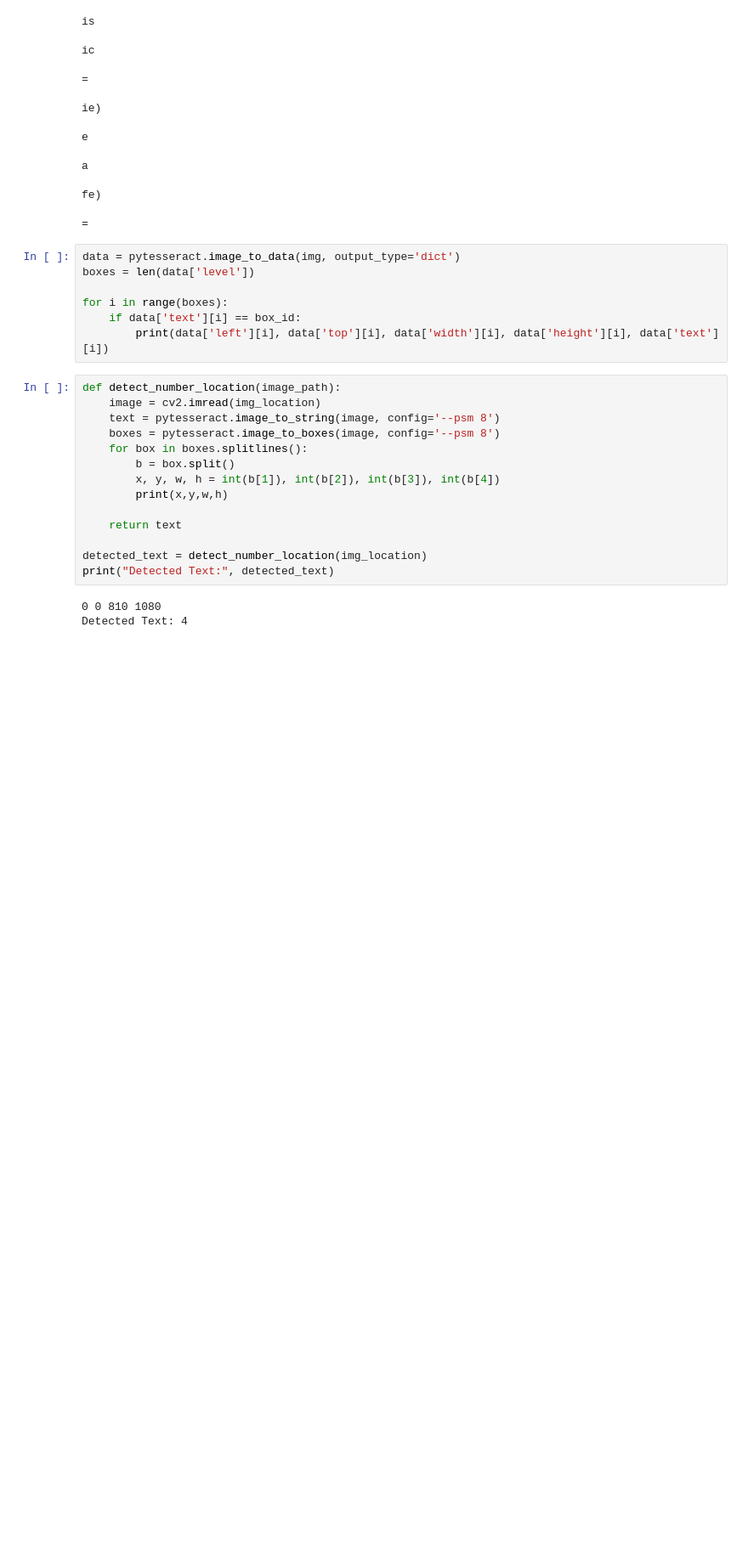
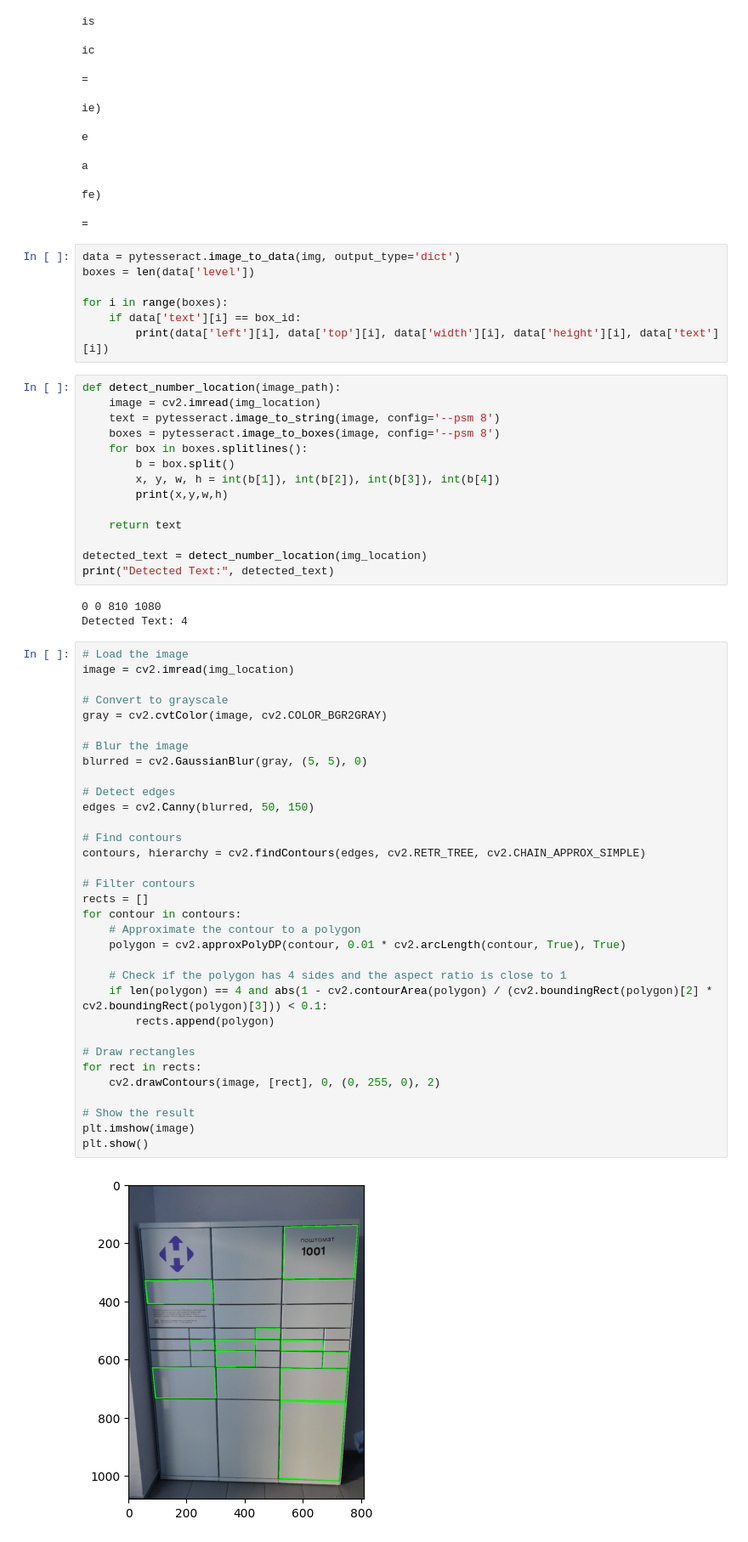
Before and after one commit to TimofiyJ/Meduzzen_Intership, a Jupyter notebook: ML_NovaPoshta_CV/experiments.ipynb, the cells around one changed output. Shown at 85% size. Cells and saved outputs as stored; diff of their text form; blank space fills up the shorter version.

Commit message:
feat: add postoffice box extraction based on edges and color

```diff
--- a/ML_NovaPoshta_CV/experiments.ipynb
+++ b/ML_NovaPoshta_CV/experiments.ipynb
@@ -86,3 +86,38 @@ print("Detected Text:", detected_text)
 # %% [output]
 0 0 810 1080
 Detected Text: 4
+# %%
+# Load the image
+image = cv2.imread(img_location)
+
+# Convert to grayscale
+gray = cv2.cvtColor(image, cv2.COLOR_BGR2GRAY)
+
+# Blur the image
+blurred = cv2.GaussianBlur(gray, (5, 5), 0)
+
+# Detect edges
+edges = cv2.Canny(blurred, 50, 150)
+
+# Find contours
+contours, hierarchy = cv2.findContours(edges, cv2.RETR_TREE, cv2.CHAIN_APPROX_SIMPLE)
+
+# Filter contours
+rects = []
+for contour in contours:
+    # Approximate the contour to a polygon
+    polygon = cv2.approxPolyDP(contour, 0.01 * cv2.arcLength(contour, True), True)
+
+    # Check if the polygon has 4 sides and the aspect ratio is close to 1
+    if len(polygon) == 4 and abs(1 - cv2.contourArea(polygon) / (cv2.boundingRect(polygon)[2] * cv2.boundingRect(polygon)[3])) < 0.1:
+        rects.append(polygon)
+
+# Draw rectangles
+for rect in rects:
+    cv2.drawContours(image, [rect], 0, (0, 255, 0), 2)
+
+# Show the result
+plt.imshow(image)
+plt.show()
+# %% [output]
+[figure, added]
```
Also changed, not shown: parts of 11 cells of this notebook, 1 other file.
